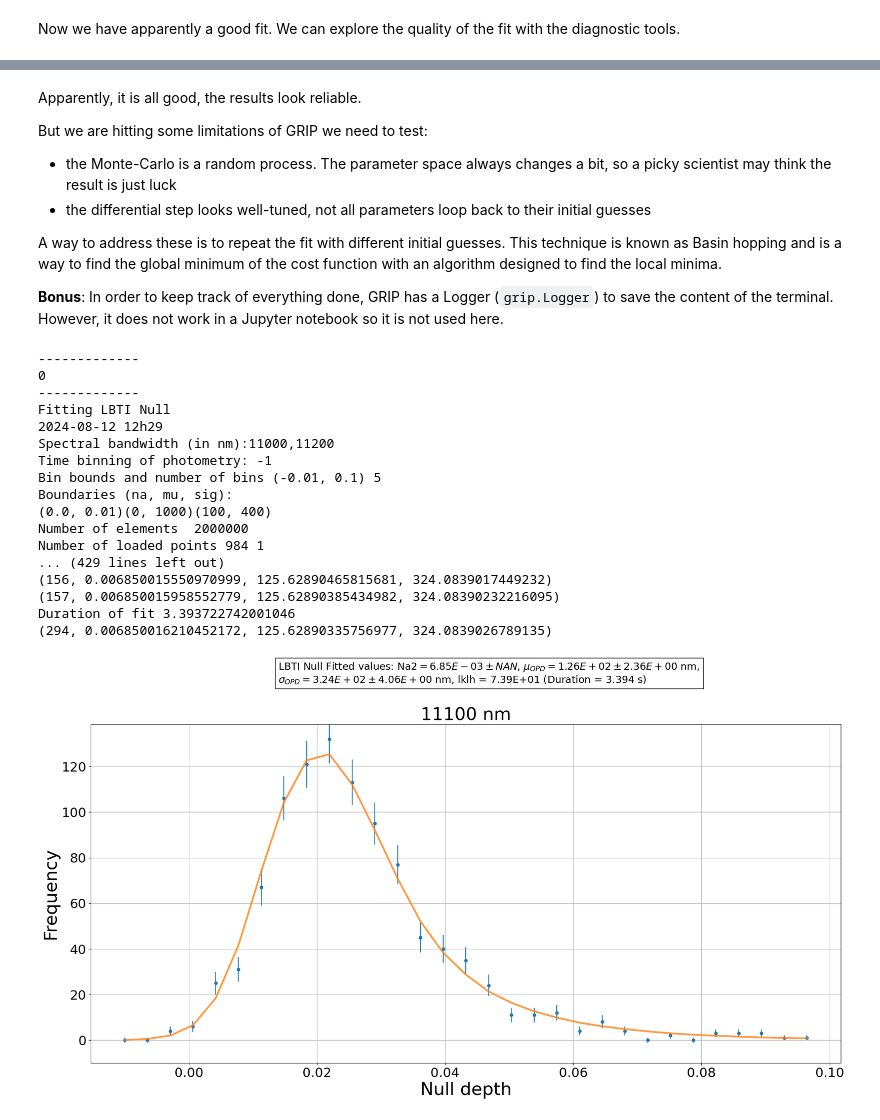
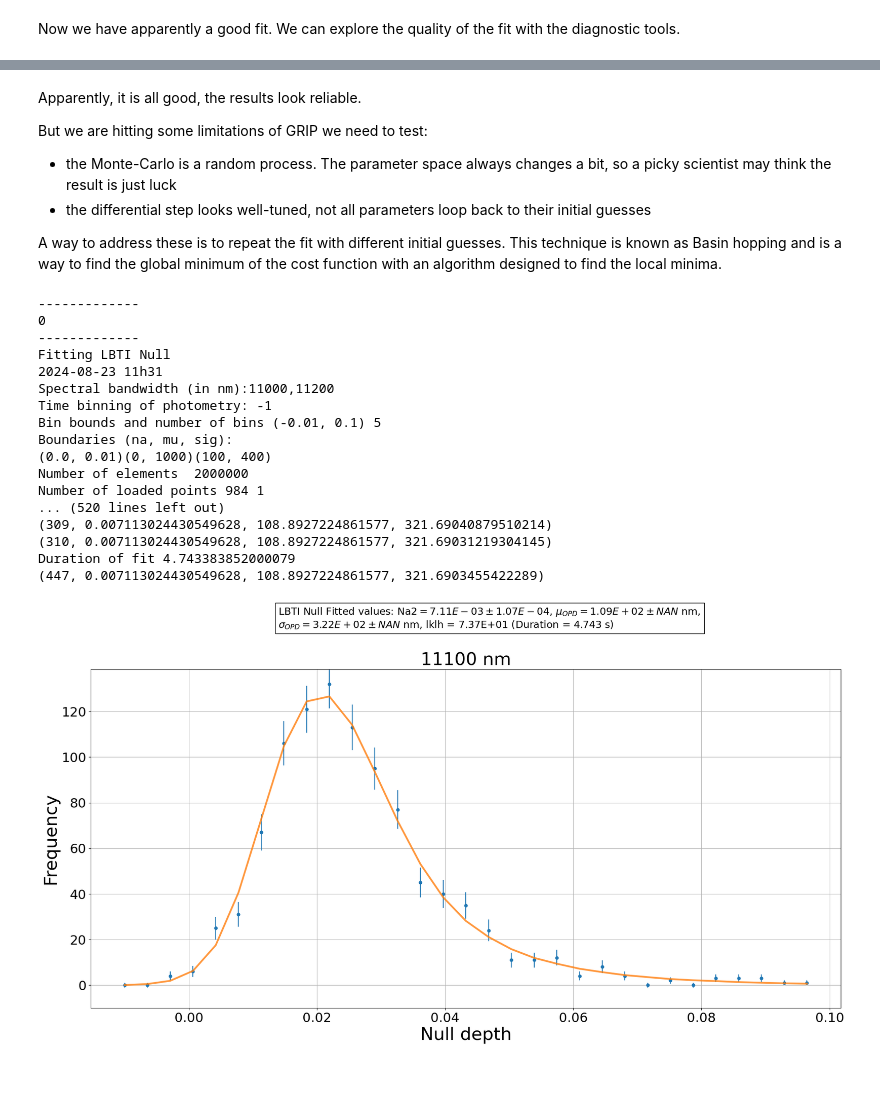
Before and after one commit to mamartinod/grip-nulling, a Jupyter notebook: tutorials/tuto3_fit_with_likelihood.ipynb, the cells around one changed output, grey strips where cells are left out. Cells and saved outputs as stored; diff of their text form; code cells hidden in the pictures; blank space fills up the shorter version.

```diff
--- a/tutorials/tuto3_fit_with_likelihood.ipynb
+++ b/tutorials/tuto3_fit_with_likelihood.ipynb
@@ -83,7 +83,7 @@ dark_Iminus -= np.mean(dark_Iminus, 1, keepdims=True) # The model is better when
 dark_Iminus_axis, dark_Iminus_cdf = grip.get_dark_cdf(
     dark_Iminus, wl_scale)
 
-rvu_opd = None # To generate RV reproducing the statistics of the OPD fluctuations
+rvu_opd = {'normal1':None} # To generate RV reproducing the statistics of the OPD fluctuations
 rvu_IA = None # To generate RV reproducing the statistics of the injection of beam A
 rvu_IB = None # To generate RV reproducing the statistics of the injection of beam B
 rvu_bg = [None]*wl_scale.size # To generate RV reproducing the statistics of the thermal background, per spectral channel
@@ -145,6 +145,8 @@ bounds_fit = np.array(([bounds_na[0], bounds_mu[0], bounds_sig[0]],
 
 initial_guess = [na, mu_opd, sig_opd]
 initial_guess = np.array(initial_guess, dtype=np.float64)
+label_guess = ['deterministic', 'normal1', 'normal1']
+
 spec_chan_width = 2600
 instrument_constants = (spec_chan_width, np.pi)
 n_samp_total = int(2e6)
@@ -161,7 +163,7 @@ Regardless the method, a critical parameter of the algorithm to tune is the **di
 It is the typical step size to explore the parameter space and calculate the jacobian.
 Baldy tune, the fit will perform poorly and the algorithm will likely converge to the initial guess, regardless how close to the true solutions they are.
 # %%
-cost_fun_args = (wl_scale, grip.lbti_model, instrument_constants, rvu_opd, cdfs, rvus)
+cost_fun_args = (label_guess, wl_scale, grip.lbti_model, instrument_constants, rvu_opd, cdfs, rvus)
 cost_fun_kwargs = {'n_samp_per_loop':n_samp_per_loop, 'nloop':nloop, 'verbose':True, 'normed':True}
 neg_log_multinomial = grip.return_neg_func(grip.log_multinomial)
 start = time()
@@ -221,23 +223,21 @@ grip.plot_null_distributions(nb_rows_plot, wl_scale, text_params, null_axis, nul
 Now we have apparently a good fit.
 We can explore the quality of the fit with the diagnostic tools.
 # %%
-out = grip.create_histogram_model(popt, null_axis, wl_scale, grip.lbti_model, instrument_constants, rvu_opd, cdfs, rvus, n_samp_per_loop=n_samp_per_loop, nloop=nloop)
+out = grip.create_histogram_model(popt, null_axis, label_guess, wl_scale, grip.lbti_model, instrument_constants, rvu_opd, cdfs, rvus, n_samp_per_loop=n_samp_per_loop, nloop=nloop)
 synth_histo = out[0] # Flatten histogram along the wavelength axis.
 diag = out[1][0]
 diag = cp.array(diag)
 
 if onGpu:
     diag = cp.asnumpy(diag)
-    diag_opd = cp.asnumpy(cp.array(out[2][0][0][0]))
-    diag_IA = cp.asnumpy(cp.array(out[2][0][0][1]))
-    diag_IB = cp.asnumpy(cp.array(out[2][0][0][2]))
+    diag_IA = cp.asnumpy(cp.array(out[2][0][0][0]))
+    diag_IB = cp.asnumpy(cp.array(out[2][0][0][1]))
     diag_dkIA = cp.asnumpy(cp.array(out[3])[0,:,0])
     diag_dkIB = cp.asnumpy(cp.array(out[3])[0,:,1])
 else:
     diag = cp.array(diag)
-    diag_opd = out[2][0][0][0]
-    diag_IA = out[2][0][0][1]
-    diag_IB = out[2][0][0][2]
+    diag_IA = out[2][0][0][0]
+    diag_IB = out[2][0][0][1]
     diag_dkIA = np.array(out[3])[0,:,0]
     diag_dkIB = np.array(out[3])[0,:,1]
 
@@ -290,8 +290,6 @@ But we are hitting some limitations of GRIP we need to test:
 
 A way to address these is to repeat the fit with different initial guesses.
 This technique is known as Basin hopping and is a way to find the global minimum of the cost function with an algorithm designed to find the local minima.
-
-**Bonus**: In order to keep track of everything done, GRIP has a Logger (`grip.Logger`) to save the content of the terminal. However, it does not work in a Jupyter notebook so it is not used here.
 # %%
 bounds_mu = (0, 1000) # Boundaries of mu opd
 bounds_sig = (100, 400) # Boundaries of sig opd
@@ -351,10 +349,10 @@ for idx_basin, basin_hopping_count in enumerate(
     Prepare initial guess
     """
     # Create the set of initial guess for each hop
+    guess_std = [50, 50, 0.03]
+    guess_ini = [mu_opd0, sig_opd0, na0]
     if idx_basin > 0:
-        mu_opd, sig_opd, na = grip.basin_hoppin_values(
-            mu_opd0, sig_opd0, na0,
-            bounds_mu, bounds_sig, bounds_na)
+        mu_opd, sig_opd, na = grip.basin_hoppin_values(guess_ini, guess_std, bounds_fit)
     else:
         mu_opd = mu_opd0
         sig_opd = sig_opd0
@@ -362,7 +360,7 @@ for idx_basin, basin_hopping_count in enumerate(
 
     initial_guess = [na, mu_opd, sig_opd]
     initial_guess = np.array(initial_guess, dtype=np.float64)
-    cost_fun_args = (wl_scale, grip.lbti_model, instrument_constants, rvu_opd, cdfs, rvus)
+    cost_fun_args = (label_guess, wl_scale, grip.lbti_model, instrument_constants, rvu_opd, cdfs, rvus)
     cost_fun_kwargs = {'n_samp_per_loop':n_samp_per_loop, 'nloop':nloop, 'verbose':True}
     start = time()
     neg_log_multinomial = grip.return_neg_func(grip.log_multinomial)
@@ -373,41 +371,41 @@ for idx_basin, basin_hopping_count in enumerate(
     print('Duration of fit', stop - start)
     uncertainties = np.diag(pcov)**0.5
     na_opt = popt[0]
-    out = grip.create_histogram_model(popt, null_axis, wl_scale, grip.lbti_model, instrument_constants, rvu_opd, cdfs, rvus, n_samp_per_loop=n_samp_per_loop, nloop=nloop)[0]
+    out = grip.create_histogram_model(popt, null_axis, label_guess, wl_scale, grip.lbti_model, instrument_constants, rvu_opd, cdfs, rvus, n_samp_per_loop=n_samp_per_loop, nloop=nloop)[0]
     out = out / out.sum() * null_pdf.sum()
 
     nb_rows_plot = 3
     label_optimizer = 'lklh'
     text_params = '%s ' % key+'Fitted values: ' +\
         'Na2$ = %.2E \pm %.2E$, ' % (na_opt,
                                     uncertainties[0]) +\
         r'$\mu_{OPD} = %.2E \pm %.2E$ nm, ' % (popt[1],
                                                 uncertainties[1]) +\
         '\n' + r'$\sigma_{OPD} = %.2E \pm %.2E$ nm,' % (
             popt[2], uncertainties[2]) +\
         ' '+label_optimizer+' = %.2E ' % (res.fun) +\
         '(Duration = %.3f s)' % (stop-start)
 
     save_name = key + '_' + '%03d' % (basin_hopping_count) + '_' + str(wl_min) + '-' + str(wl_max) + '_' + os.path.basename(datafolder[:-1])
     grip.plot_null_distributions(nb_rows_plot, wl_scale, text_params, null_axis, null_pdf,\
                                 null_pdf_err, save_path, save_name, model=out,\
                                     save_fig=False)
 # %% [output]
 -------------
 0
 -------------
 Fitting LBTI Null
-2024-08-12 12h29
+2024-08-23 11h31
 Spectral bandwidth (in nm):11000,11200
 Time binning of photometry: -1
 Bin bounds and number of bins (-0.01, 0.1) 5
 Boundaries (na, mu, sig):
 (0.0, 0.01)(0, 1000)(100, 400)
 Number of elements  2000000
 Number of loaded points 984 1
-... (429 lines left out)
-(156, 0.006850015550970999, 125.62890465815681, 324.0839017449232)
-(157, 0.006850015958552779, 125.62890385434982, 324.08390232216095)
-Duration of fit 3.393722742001046
-(294, 0.006850016210452172, 125.62890335756977, 324.0839026789135)
+... (520 lines left out)
+(309, 0.007113024430549628, 108.8927224861577, 321.69040879510214)
+(310, 0.007113024430549628, 108.8927224861577, 321.69031219304145)
+Duration of fit 4.743383852000079
+(447, 0.007113024430549628, 108.8927224861577, 321.6903455422289)
-[figure, old version]
+[figure, new version]
```
Also changed, not shown: parts of 8 cells of this notebook, 8 other files.
